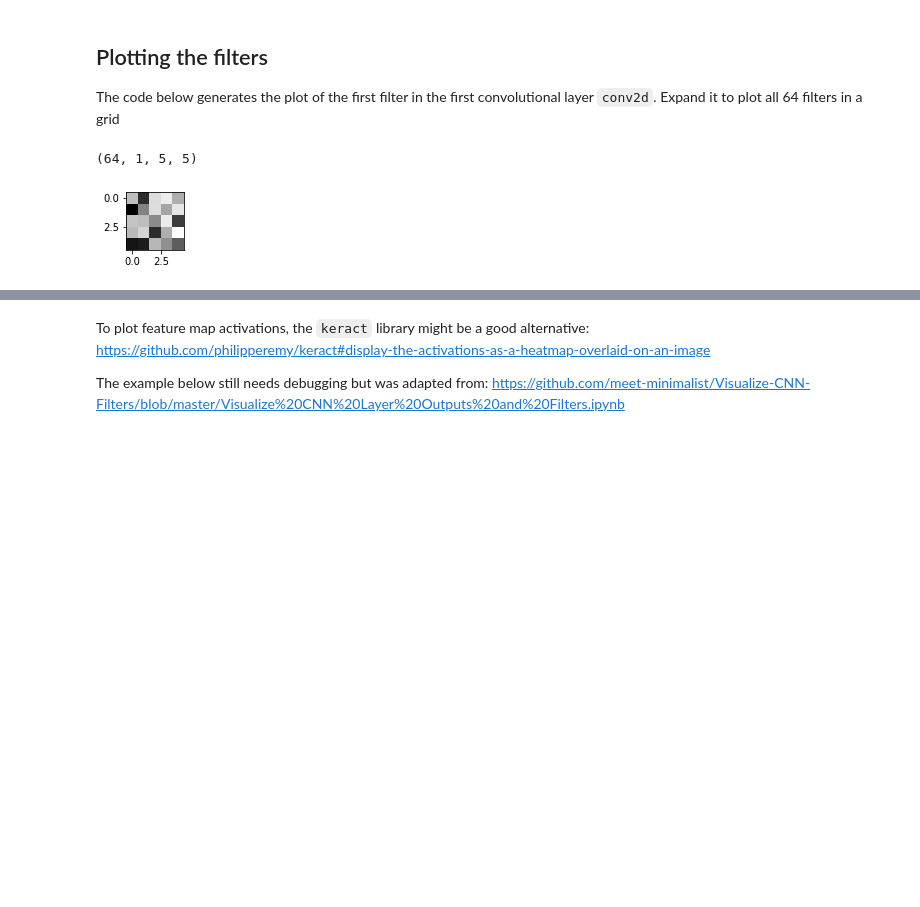
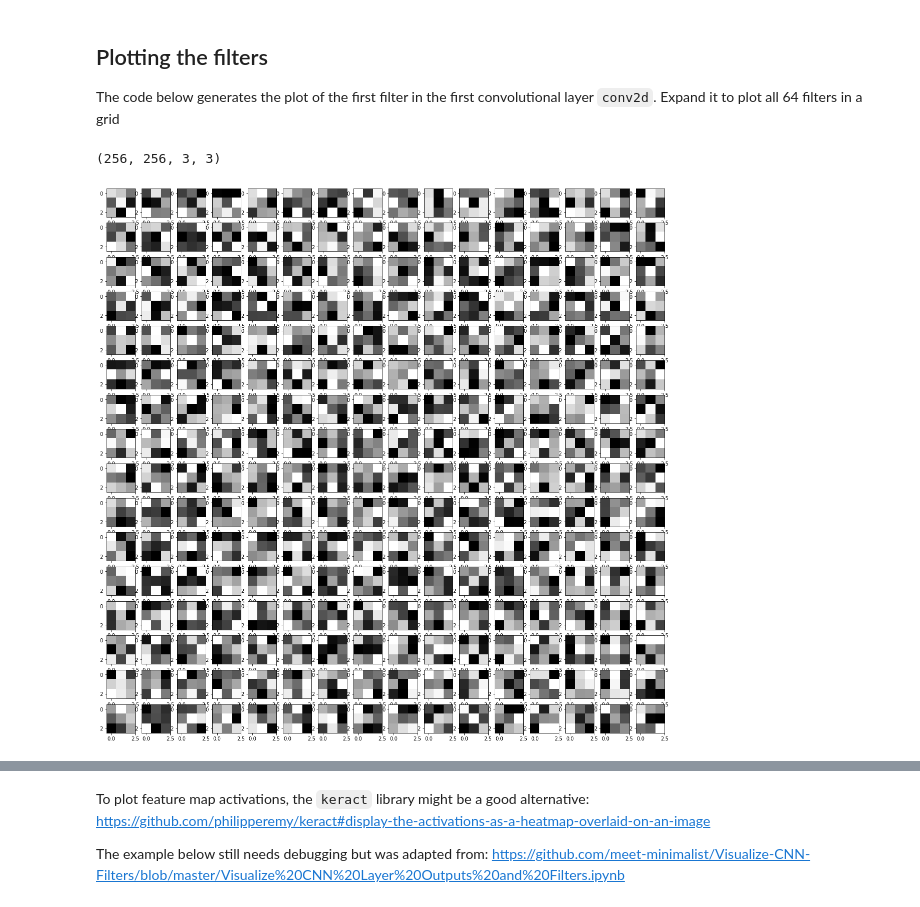
Before and after one commit to narslab/vis-inference, a Jupyter notebook: bin/jupyter/cnn-visualization-alt.ipynb, the cells around one changed output, grey strips where cells are left out. Cells and saved outputs as stored; diff of their text form; code cells hidden in the pictures; blank space fills up the shorter version.

```diff
--- a/bin/jupyter/cnn-visualization-alt.ipynb
+++ b/bin/jupyter/cnn-visualization-alt.ipynb
@@ -152,34 +151,32 @@ _________________________________________________________________
 The code below generates the plot of the first filter in the first convolutional layer `conv2d`.
 Expand it to plot all 64 filters in a grid
 # %%
-#layer_name = 'conv2d'
+# current_filter = which filter's weights we want to see
+# the total filter in previous layers will be obtained from w.shape[1]
+# rows * cols > total_filters
+# layer_name = 'conv2d'
+def plotFilters(layer_name, cols, rows, current_filter):
+    layer_variables = m.get_layer(layer_name).get_weights()
 
-layer_variables = m.get_layer('conv2d').get_weights()
+    weights = layer_variables[0]
+    biases = layer_variables[1]
 
-weights = layer_variables[0]
-biases = layer_variables[1]
+    w = np.array(weights)
+    w.shape
 
-w = np.array(weights)
-w.shape
+    w = np.moveaxis(w, 2, 0)
+    w = np.moveaxis(w, 3, 0)
+    print(w.shape)
 
-w = np.moveaxis(w, 2, 0)
-w = np.moveaxis(w, 3, 0)
-print(w.shape)
+    biases.shape
+
+    fig = plt.figure(figsize=(20, 20))
+
+    for each_depth in range(w.shape[1]):
+        fig.add_subplot(rows, cols, each_depth+1)
+        plt.imshow(w[current_filter][each_depth], cmap='gray')
-# %% [output]
-(64, 1, 5, 5)
-# %%
-#the total filter in previous layers will be obtained from w.shape[1]
-cols = 8
-rows = 8
-# rows * cols > total_filters
-
-# current_filter = which filter's weights we want to see
-current_filter = 63
-
-fig = plt.figure(figsize=(10, 10))
-
-for each_depth in range(w.shape[1]):
-    fig.add_subplot(rows, cols, each_depth+1)
-    plt.imshow(w[current_filter][each_depth], cmap='gray')
-# %% [output]
-[figure, removed]
+# %%
+plotFilters('conv2d_4', 16, 16, 255)
+# %% [output]
+(256, 256, 3, 3)
+[figure, added]
```
Also changed, not shown: parts of 10 cells of this notebook, 4 other files.
